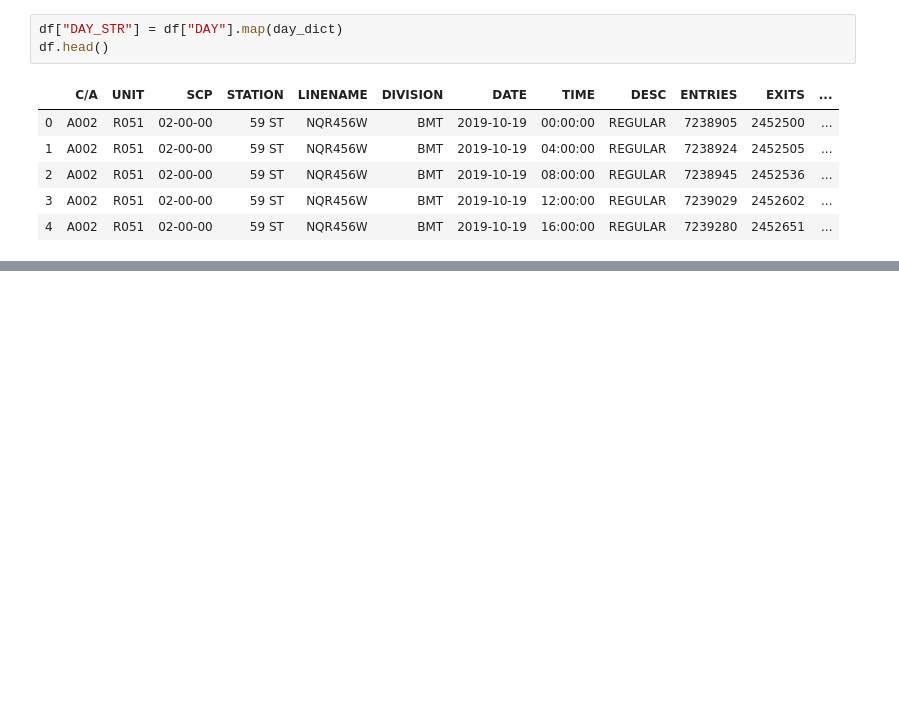
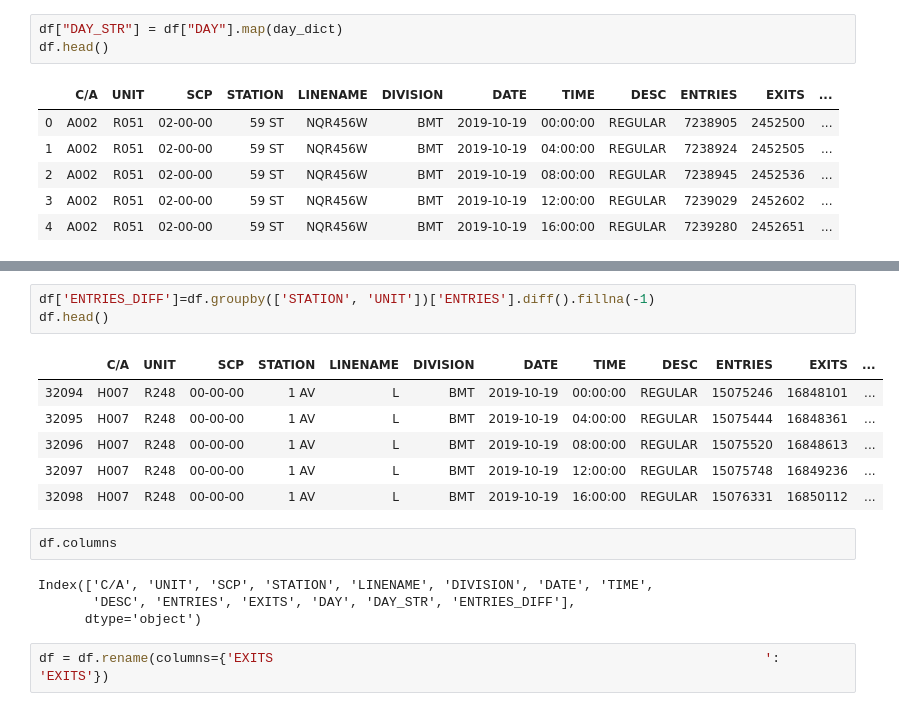
Before and after one commit to ry-werth/metis-project-1-mta-study, a Jupyter notebook: Ryan_Playground/Playground.ipynb, the cells around one changed output, grey strips where cells are left out. Cells and saved outputs as stored; diff of their text form; blank space fills up the shorter version.

Commit message:
added more to ryan playground, groupby and diff

```diff
--- a/Ryan_Playground/Playground.ipynb
+++ b/Ryan_Playground/Playground.ipynb
@@ -73,0 +95,18 @@ df.head()
+# %%
+df['ENTRIES_DIFF']=df.groupby(['STATION', 'UNIT'])['ENTRIES'].diff().fillna(-1)
+df.head()
+# %% [output]
+|  | C/A | UNIT | SCP | STATION | LINENAME | DIVISION | DATE | TIME | DESC | ENTRIES | EXITS | ... |
+| 32094 | H007 | R248 | 00-00-00 | 1 AV | L | BMT | 2019-10-19 | 00:00:00 | REGULAR | 15075246 | 16848101 | ... |
+| 32095 | H007 | R248 | 00-00-00 | 1 AV | L | BMT | 2019-10-19 | 04:00:00 | REGULAR | 15075444 | 16848361 | ... |
+| 32096 | H007 | R248 | 00-00-00 | 1 AV | L | BMT | 2019-10-19 | 08:00:00 | REGULAR | 15075520 | 16848613 | ... |
+| 32097 | H007 | R248 | 00-00-00 | 1 AV | L | BMT | 2019-10-19 | 12:00:00 | REGULAR | 15075748 | 16849236 | ... |
+| 32098 | H007 | R248 | 00-00-00 | 1 AV | L | BMT | 2019-10-19 | 16:00:00 | REGULAR | 15076331 | 16850112 | ... |
+# %%
+df.columns
+# %% [output]
+Index(['C/A', 'UNIT', 'SCP', 'STATION', 'LINENAME', 'DIVISION', 'DATE', 'TIME',
+       'DESC', 'ENTRIES', 'EXITS', 'DAY', 'DAY_STR', 'ENTRIES_DIFF'],
+      dtype='object')
+# %%
+df = df.rename(columns={'EXITS                                                               ': 'EXITS'})
```
Also changed, not shown: parts of 5 cells of this notebook.
